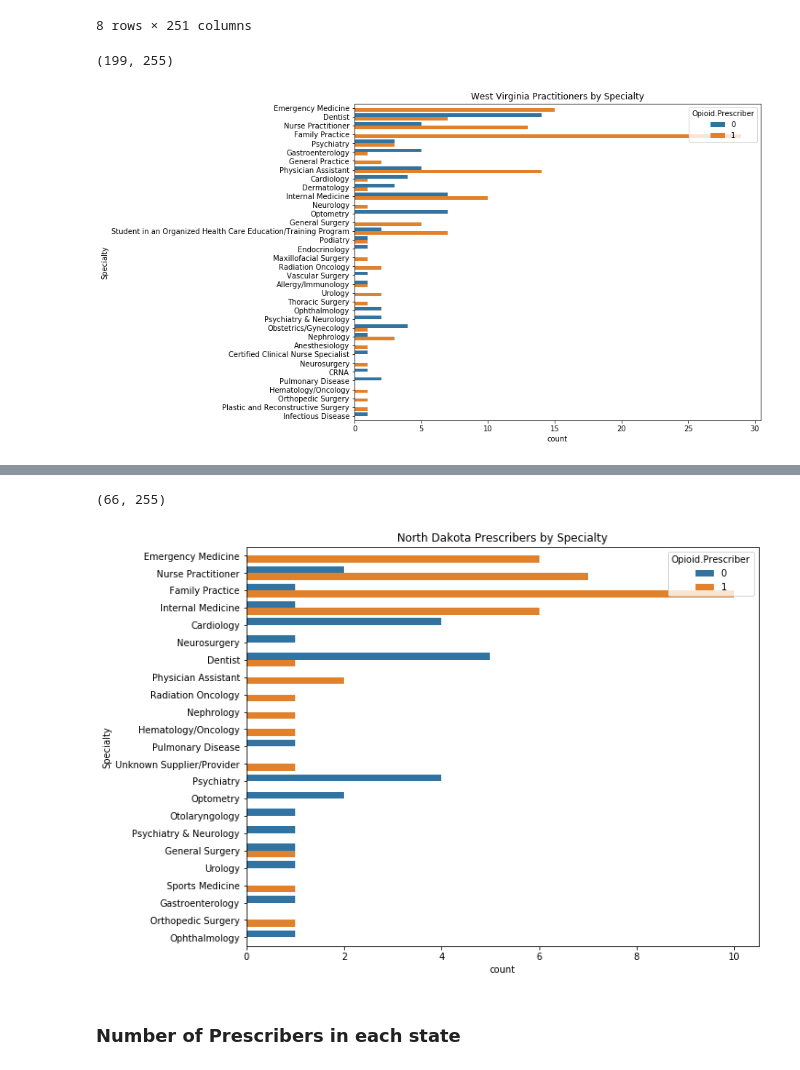
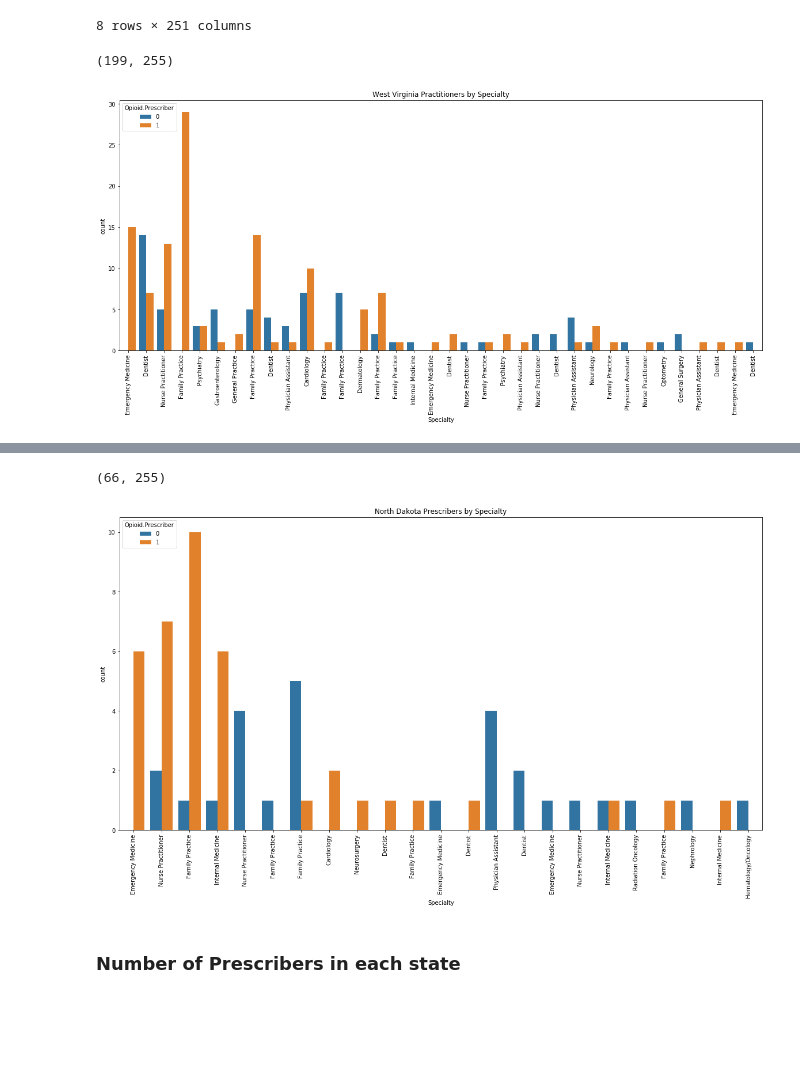
Before and after one commit to ryatchak/springboard, a Jupyter notebook: sandbox/us_opiatedata_kaggle.ipynb, the cells around one changed output, grey strips where cells are left out. Saved outputs shown, nothing was run; the diff lists cells and outputs as text; code cells hidden in the pictures; blank space fills up the shorter version.

Commit message:
JSON data-wrangling project, more capstone data exploration

```diff
--- a/sandbox/us_opiatedata_kaggle.ipynb
+++ b/sandbox/us_opiatedata_kaggle.ipynb
@@ -359,14 +344,15 @@ wv_prescribers.describe()
 | max | 196.000000 | 65.000000 | 12.000000 | 212.000000 | 12.000000 | 112.000000 | 192.000000 | ... |
 8 rows × 251 columns
 # %%
-plt.subplots(figsize=(10,8))
+plt.subplots(figsize=(20,8))
 
-wv_opioid_prescribers_byspecialty = sns.countplot(y='Specialty', hue = 'Opioid.Prescriber', data = wv_prescribers)
+wv_opioid_prescribers_byspecialty = sns.countplot(x='Specialty', hue = 'Opioid.Prescriber', data = wv_prescribers)
 wv_opioid_prescribers_byspecialty.set_title('West Virginia Practitioners by Specialty')
+wv_opioid_prescribers_byspecialty.set_xticklabels(wv_prescribers.Specialty, rotation = 90)
 print(wv_prescribers.shape)
 # %% [output]
 (199, 255)
-[figure, old version]
+[figure, new version]
 # %%
 nd_prescribers.describe()
 # %% [output]
@@ -381,14 +367,15 @@ nd_prescribers.describe()
 | max | 28.000000 | 68.000000 | 31.000000 | 123.000000 | 31.000000 | 105.000000 | 168.000000 | ... |
 8 rows × 251 columns
 # %%
-plt.subplots(figsize=(10,8))
+plt.subplots(figsize=(20,10))
 
-nd_opioid_prescribers_byspecialty = sns.countplot(y='Specialty', hue = 'Opioid.Prescriber', data = nd_prescribers)
+nd_opioid_prescribers_byspecialty = sns.countplot(x='Specialty', hue = 'Opioid.Prescriber', data = nd_prescribers)
 nd_opioid_prescribers_byspecialty.set_title('North Dakota Prescribers by Specialty')
+nd_opioid_prescribers_byspecialty.set_xticklabels(nd_prescribers.Specialty, rotation=90)
 print(nd_prescribers.shape)
 # %% [output]
 (66, 255)
-[figure, old version]
+[figure, new version]
 # %% [markdown]
 ### Number of Prescribers in each state
 # %%
```
Also changed, not shown: parts of 23 cells of this notebook, 6 other files.
